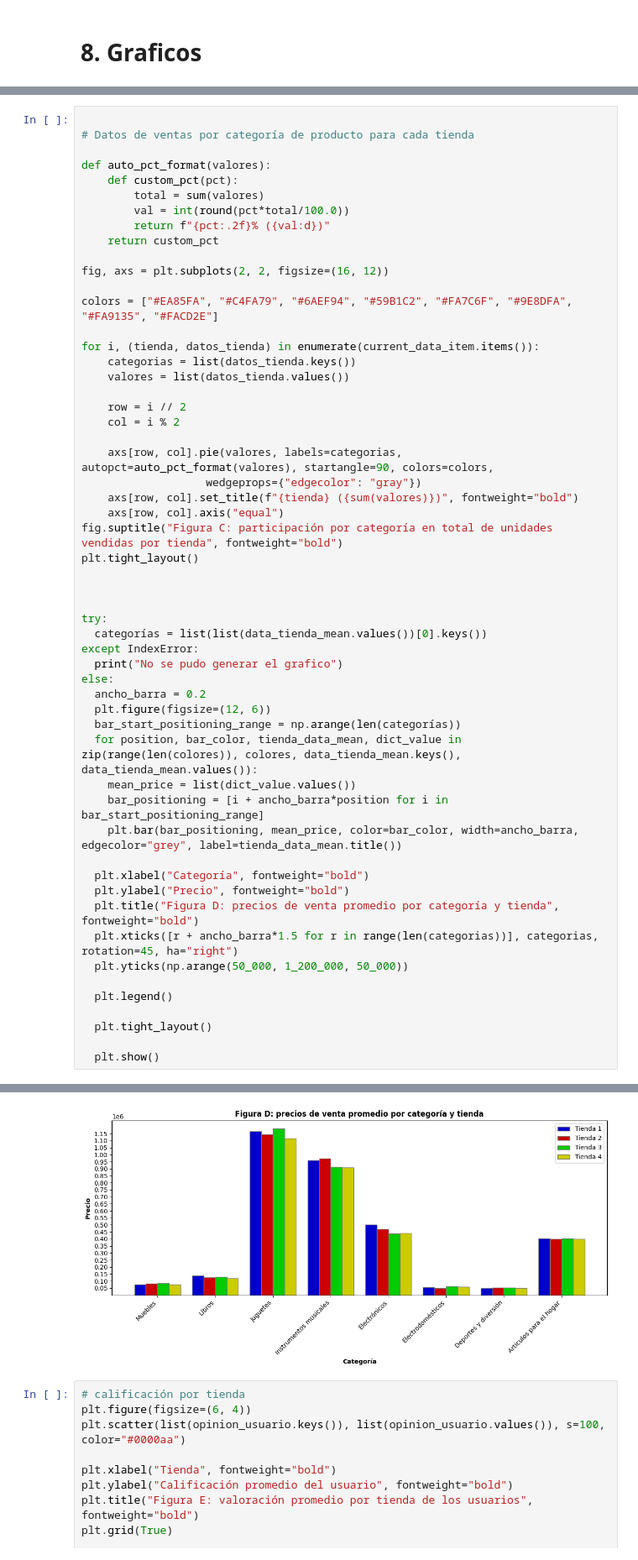
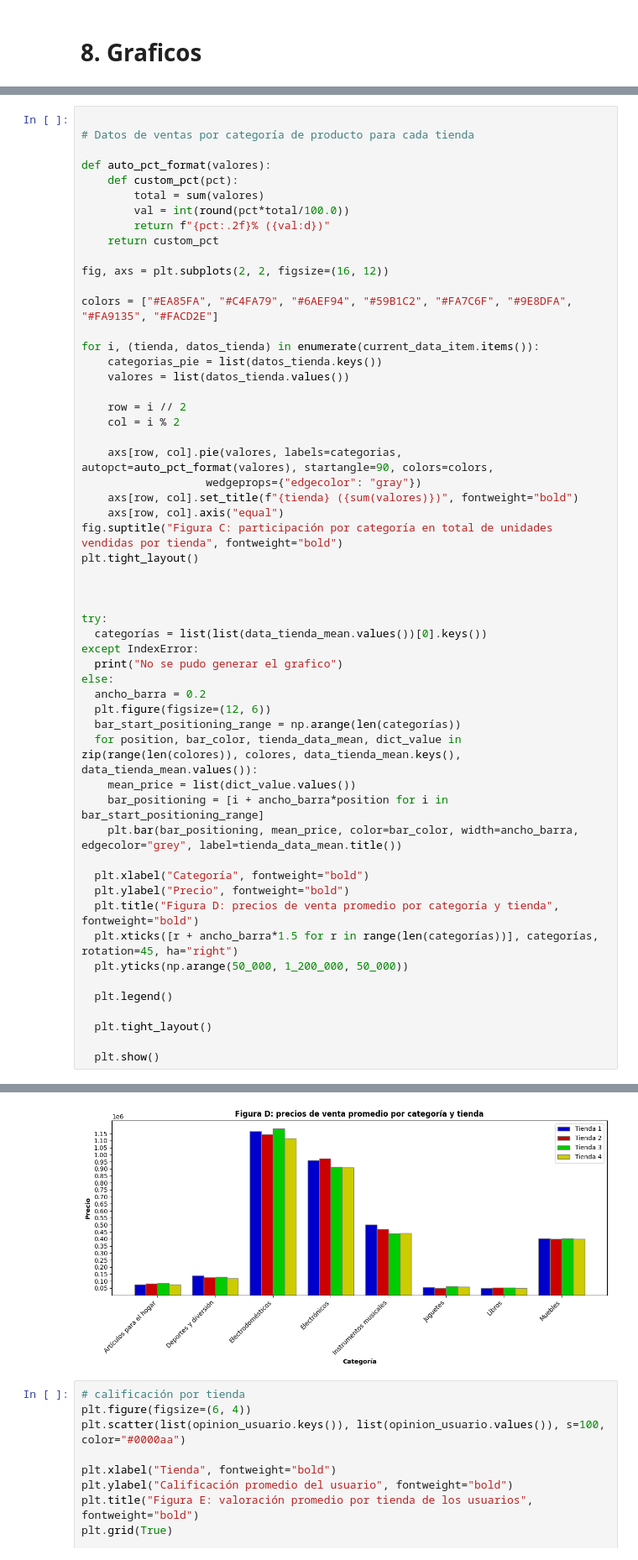
Before and after one commit to w4cha/analisis-alura, a Jupyter notebook: AluraStoreLatam.ipynb, the cells around one changed output, grey strips where cells are left out. Shown: that part at 84% size. Drawn from its saved outputs; the diff is of its cells as text.

```diff
--- a/AluraStoreLatam.ipynb
+++ b/AluraStoreLatam.ipynb
@@ -199,7 +199,7 @@ fig, axs = plt.subplots(2, 2, figsize=(16, 12))
 colors = ["#EA85FA", "#C4FA79", "#6AEF94", "#59B1C2", "#FA7C6F", "#9E8DFA", "#FA9135", "#FACD2E"]
 
 for i, (tienda, datos_tienda) in enumerate(current_data_item.items()):
-    categorias = list(datos_tienda.keys())
+    categorias_pie = list(datos_tienda.keys())
     valores = list(datos_tienda.values())
 
     row = i // 2
@@ -212,35 +212,35 @@ for i, (tienda, datos_tienda) in enumerate(current_data_item.items()):
 fig.suptitle("Figura C: participación por categoría en total de unidades vendidas por tienda", fontweight="bold")
 plt.tight_layout()
 
 
 
 try:
   categorías = list(list(data_tienda_mean.values())[0].keys())
 except IndexError:
   print("No se pudo generar el grafico")
 else:
   ancho_barra = 0.2
   plt.figure(figsize=(12, 6))
   bar_start_positioning_range = np.arange(len(categorías))
   for position, bar_color, tienda_data_mean, dict_value in zip(range(len(colores)), colores, data_tienda_mean.keys(), data_tienda_mean.values()):
     mean_price = list(dict_value.values())
     bar_positioning = [i + ancho_barra*position for i in bar_start_positioning_range]
     plt.bar(bar_positioning, mean_price, color=bar_color, width=ancho_barra, edgecolor="grey", label=tienda_data_mean.title())
 
   plt.xlabel("Categoría", fontweight="bold")
   plt.ylabel("Precio", fontweight="bold")
   plt.title("Figura D: precios de venta promedio por categoría y tienda", fontweight="bold")
-  plt.xticks([r + ancho_barra*1.5 for r in range(len(categorias))], categorias, rotation=45, ha="right")
+  plt.xticks([r + ancho_barra*1.5 for r in range(len(categorías))], categorías, rotation=45, ha="right")
   plt.yticks(np.arange(50_000, 1_200_000, 50_000))
 
   plt.legend()
 
   plt.tight_layout()
 
   plt.show()
 # %% [output]
 [figure]
-[figure, old version]
+[figure, new version]
 # %%
 # calificación por tienda
 plt.figure(figsize=(6, 4))
```
Also changed, not shown: parts of 1 cell of this notebook.
